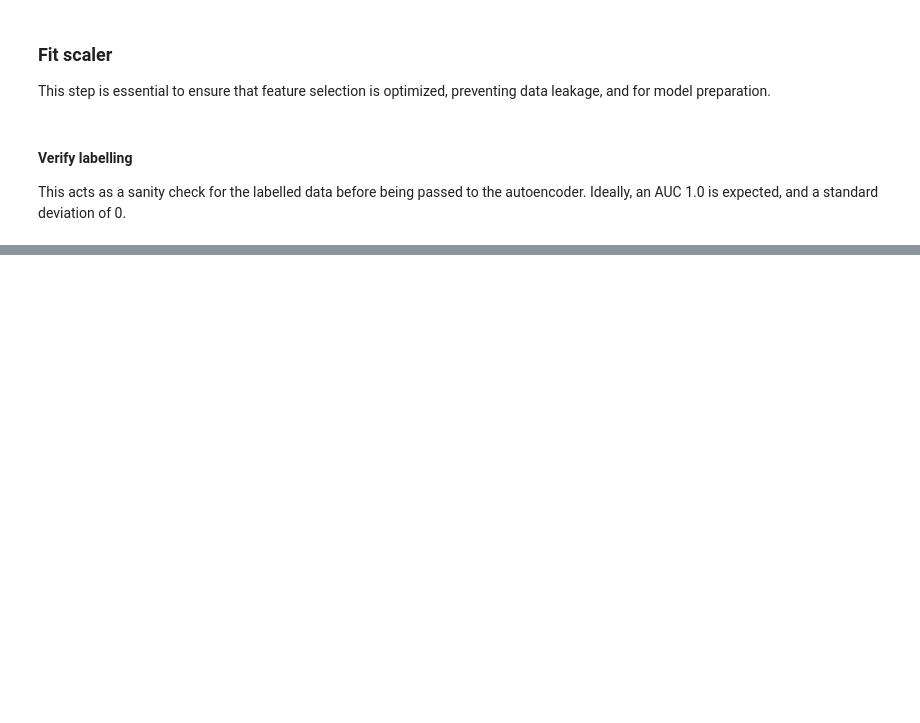
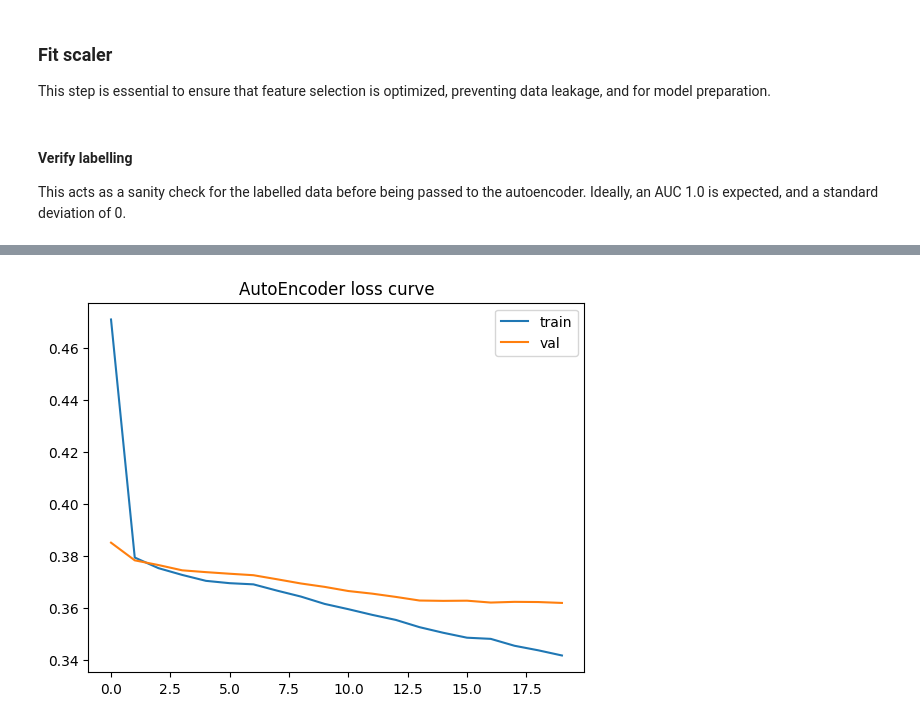
Before and after one commit to ericnmt/htd-benchmarking, a Jupyter notebook: notebooks/T800-HT-ML-Pipeline.ipynb, the cells around one changed output, grey strips where cells are left out. Drawn from its saved outputs; the diff is of its cells as text; code cells hidden in the pictures; blank space fills up the shorter version.

Commit message:
Trained autoencoder, analyzed output.

```diff
--- a/notebooks/T800-HT-ML-Pipeline.ipynb
+++ b/notebooks/T800-HT-ML-Pipeline.ipynb
@@ -214,19 +214,26 @@ The framework of choice is PyTorch because of its compatibility with PyOD. We de
 import torch.nn as nn
 
 class AutoEncoder(nn.Module):
+  """
+  AutoEncoder class constructor and forward function
+
+  Constructor: Creates the input, hidden, and latent space layers.
+  Forward: Returns the reconstructed layer, and the latent space representation
+  """
   def __init__(self):
-      # Encoder
-      self.encoder = nn.Sequential(
-          # Imput features compressed as: 2500 -> 512 -> 128 -> 32
-          nn.Linear(2500, 512), nn.ReLU(),
-          nn.Linear(512, 128), nn.ReLU(),
-          nn.Linear(128, 32)) # Latent space, z
-      # Decoder
-      self.decoder = nn.Sequential(
-          # Output features reconstructed as: 32 -> 128 -> 512 -> 2500
-          nn.Linear(32, 128), nn.ReLU(),
-          nn.Linear(128, 512), nn.ReLU(),
-          nn.Linear(512, 2500)) # Reconstructed layer
+    super().__init__()
+    # Encoder
+    self.encoder = nn.Sequential(
+        # Imput features compressed as: 2500 -> 512 -> 128 -> 32
+        nn.Linear(2500, 512), nn.ReLU(),
+        nn.Linear(512, 128), nn.ReLU(),
+        nn.Linear(128, 32))  # Latent space, z
+    # Decoder
+    self.decoder = nn.Sequential(
+        # Output features reconstructed as: 32 -> 128 -> 512 -> 2500
+        nn.Linear(32, 128), nn.ReLU(),
+        nn.Linear(128, 512), nn.ReLU(),
+        nn.Linear(512, 2500)) # Reconstructed layer
 
   def forward(self, x):
     z = self.encoder(x)
@@ -234,0 +309,9 @@ class AutoEncoder(nn.Module):
+# %%
+# Analyze loss curve
+plt.plot(train_losses, label="train")
+plt.plot(val_losses, label="val")
+plt.legend()
+plt.title("AutoEncoder loss curve")
+plt.show()
+# %% [output]
+[figure, added]
```
Also changed, not shown: parts of 8 cells of this notebook.
